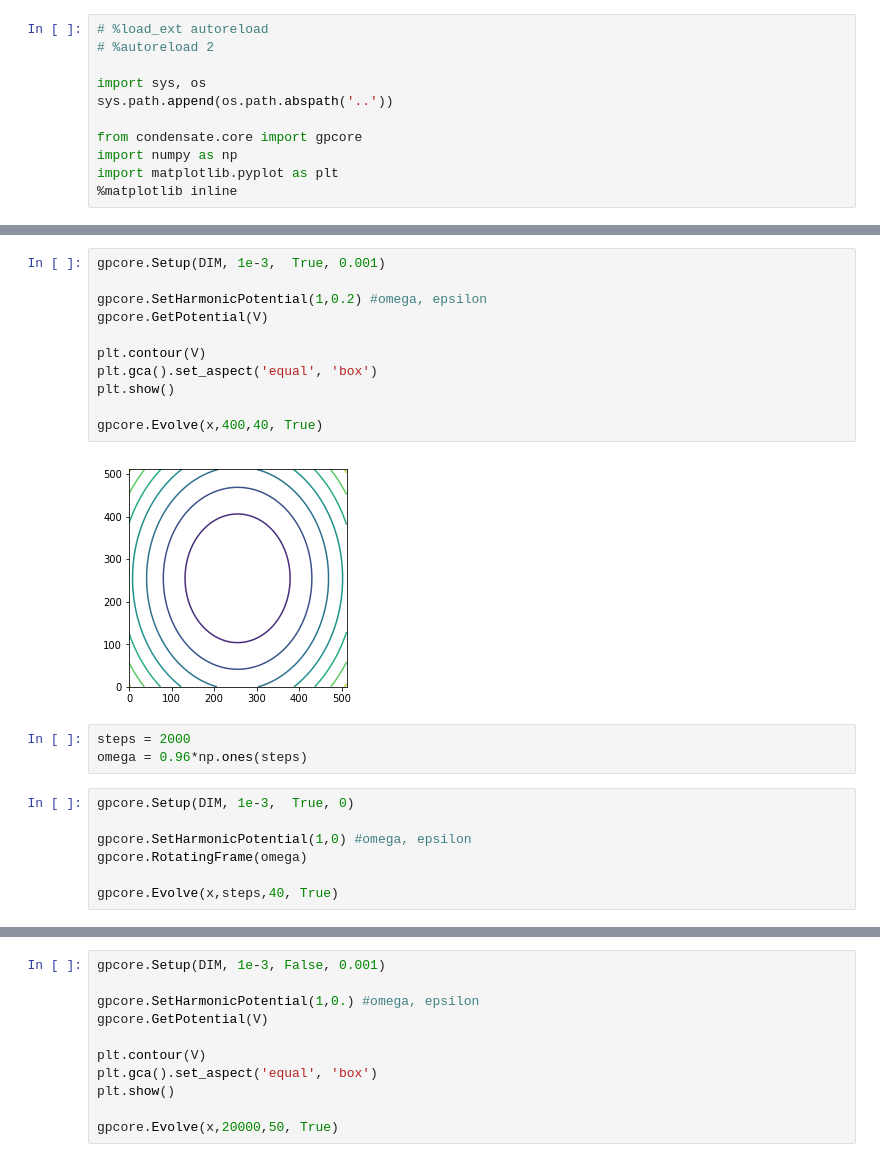
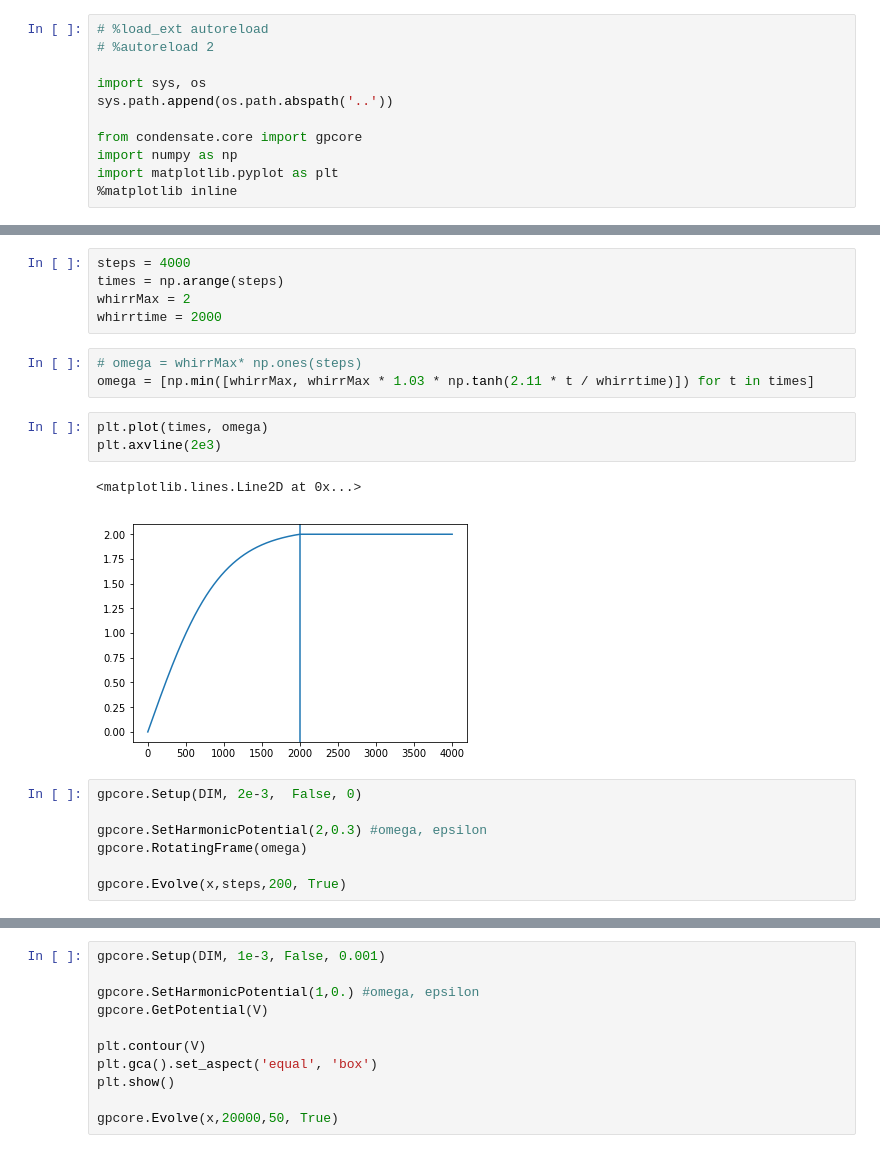
Before and after one commit to biswaroopmukherjee/condensate, a Jupyter notebook: examples/random.ipynb, the cells around one changed output, grey strips where cells are left out. Drawn from its saved outputs; the diff is of its cells as text.

```diff
--- a/examples/random.ipynb
+++ b/examples/random.ipynb
@@ -55,26 +83,24 @@ plt.show()
+# %%
+steps = 4000
+times = np.arange(steps)
+whirrMax = 2
+whirrtime = 2000
+# %%
+# omega = whirrMax* np.ones(steps)
+omega = [np.min([whirrMax, whirrMax * 1.03 * np.tanh(2.11 * t / whirrtime)]) for t in times]
+# %%
+plt.plot(times, omega)
+plt.axvline(2e3)
+# %% [output]
+<matplotlib.lines.Line2D at 0x...>
+[figure, added]
 # %%
-gpcore.Setup(DIM, 1e-3,  True, 0.001)
+gpcore.Setup(DIM, 2e-3,  False, 0)
 
-gpcore.SetHarmonicPotential(1,0.2) #omega, epsilon
-gpcore.GetPotential(V)
+gpcore.SetHarmonicPotential(2,0.3) #omega, epsilon
+gpcore.RotatingFrame(omega)
 
-plt.contour(V)
-plt.gca().set_aspect('equal', 'box')
-plt.show()
-
-gpcore.Evolve(x,400,40, True)
+gpcore.Evolve(x,steps,200, True)
-# %% [output]
-[figure, removed]
-# %%
-steps = 2000
-omega = 0.96*np.ones(steps)
-# %%
-gpcore.Setup(DIM, 1e-3,  True, 0)
-
-gpcore.SetHarmonicPotential(1,0) #omega, epsilon
-gpcore.RotatingFrame(omega)
-
-gpcore.Evolve(x,steps,40, True)
 # %%
 plt.imshow(np.abs(x)**2)
 plt.colorbar()
```
Also changed, not shown: parts of 8 cells of this notebook, 1 other file.
